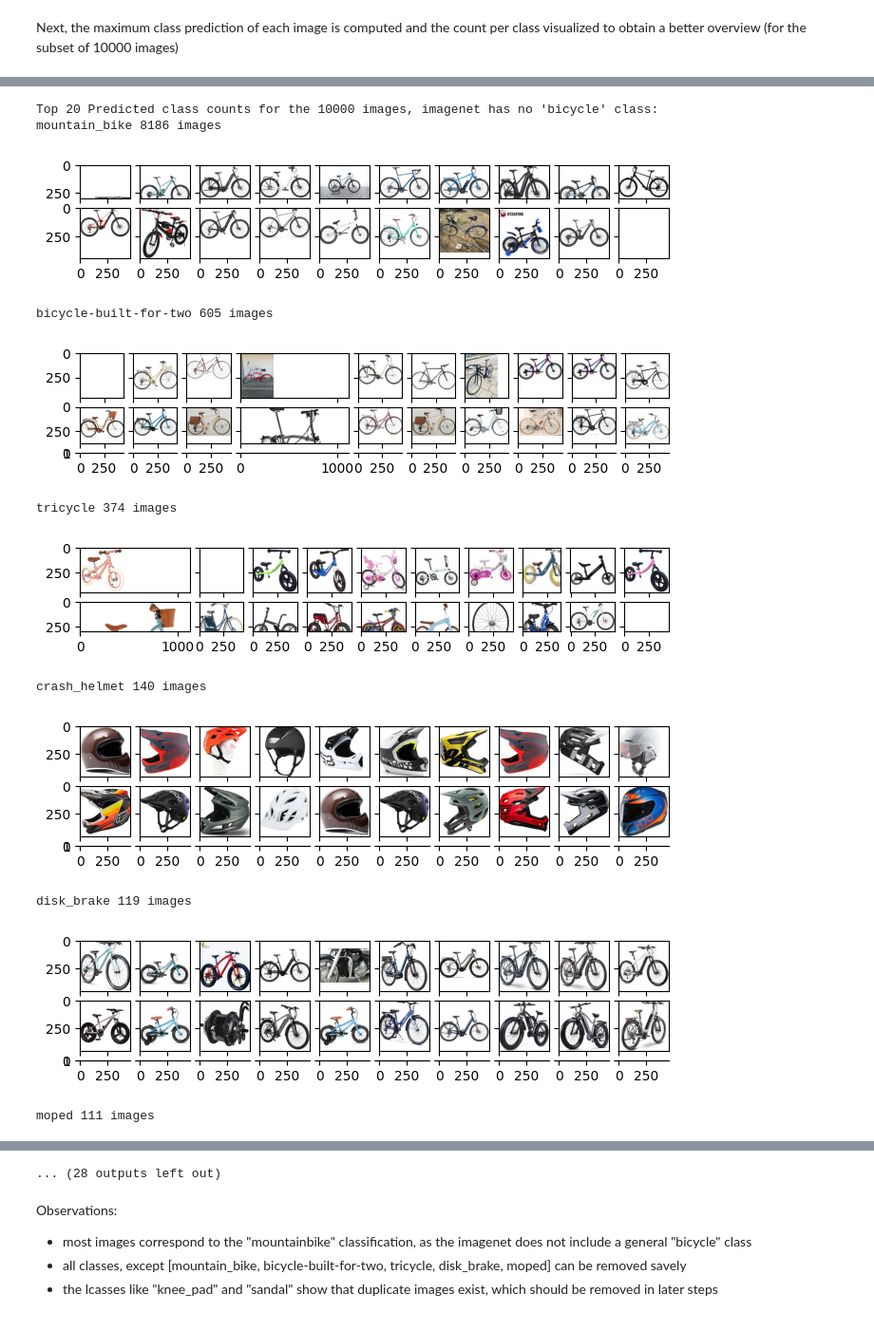
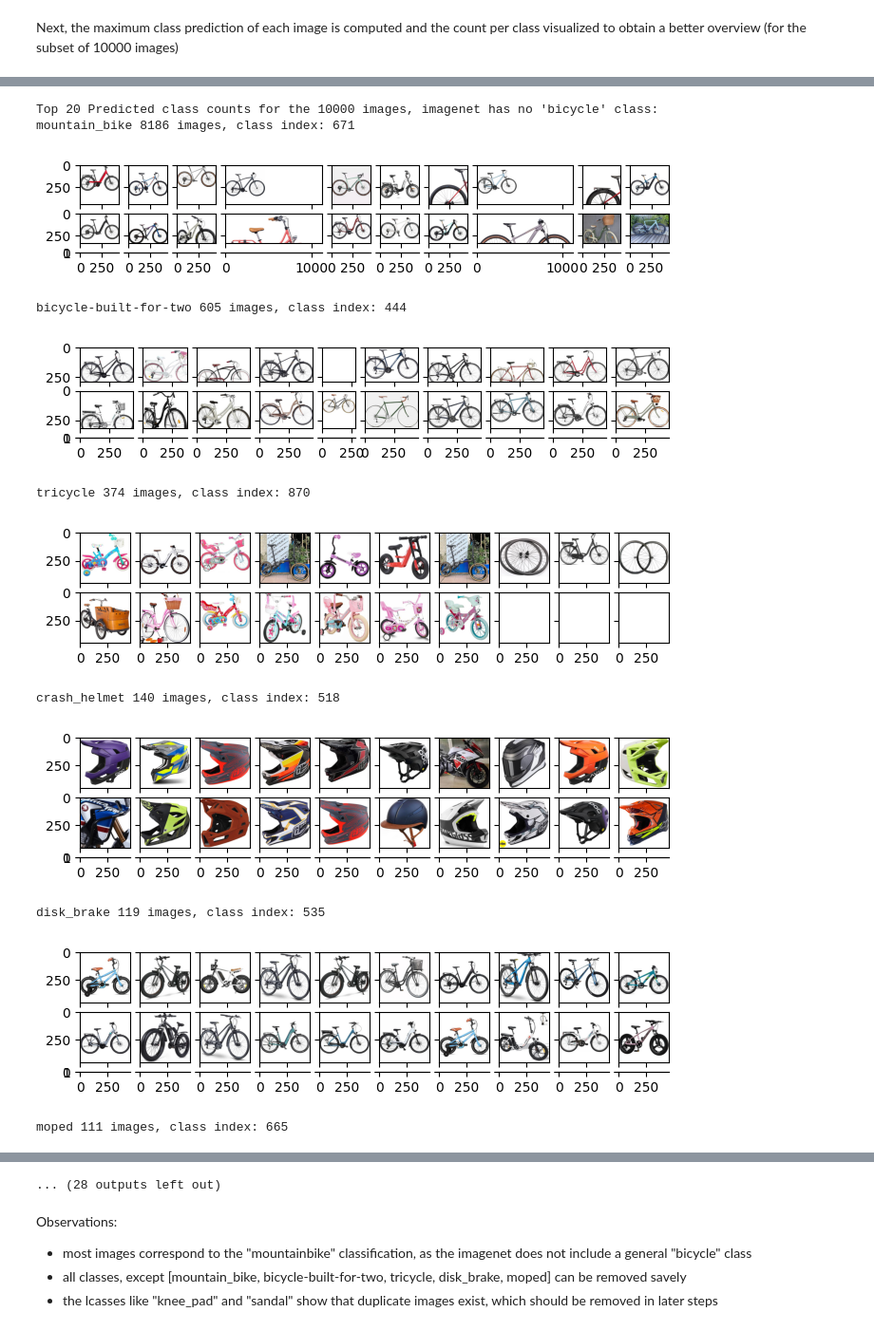
Before and after one commit to AmosDinh/BikePricePredict, a Jupyter notebook: FirstDraft.ipynb, the cells around one changed output, grey strips where cells are left out. Shown at 95% size. Drawn from its saved outputs; the diff is of its cells as text; code cells hidden in the pictures.

```diff
--- a/FirstDraft.ipynb
+++ b/FirstDraft.ipynb
@@ -456,0 +415,3 @@ for i, label in enumerate(labels):
+# %%
+# get some approximate visualization using TSNE, this time with the pretrained classification-head
+clf_head_tsne_predictions, clf_head_tsne_paths = plot_tsne(embeddings, classification_head=model_clf_head)
@@ -479,39 +425,39 @@ array([ 51,  72,  75, 111, 128, 409, 413, 414, 416, 418, 422, 423, 426,
 # %%
 from keras.applications.imagenet_utils import decode_predictions
 class_labels = decode_predictions((np.ones(1000)*999-np.arange(1000)).reshape((1,1000)),top=1000)
 class_labels = np.array(class_labels)[:,:,1].reshape(-1) # ['tench', 'goldfish', 'great_white_shark', 'tiger_shark', ...]
-max_prediction_index = np.argmax(embeddings_predictions, axis=1)
+max_prediction_index = np.argmax(clf_head_tsne_predictions, axis=1)
 
 class_index,counts = np.unique(max_prediction_index, return_counts=True)
 
 sorted_idx = np.argsort(counts)[::-1]
 sorted_counts = counts[sorted_idx]
 sorted_classes = class_index[sorted_idx]
 sorted_class_labels = [class_labels[i] for i in sorted_classes]
 print("Top 20 Predicted class counts for the 10000 images, imagenet has no 'bicycle' class:")
 
 
 
 # visualize top 5
 for i in range(20):
-  print(f"{sorted_class_labels[i]} {sorted_counts[i]} images")
+  print(f"{sorted_class_labels[i]} {sorted_counts[i]} images, class index: {sorted_classes[i]}")
 
   cls = sorted_classes[i]
   index = np.argwhere(max_prediction_index==cls).reshape(-1)
   index = np.random.choice(index,min(20, len(index)))
   index = index[index<10000] # only get original images indices, not labeled or center indices
 
-  plot_image_urls(embeddings_subset_keys[index])
+  plot_image_urls(clf_head_tsne_paths[index])
 # %% [output]
 Top 20 Predicted class counts for the 10000 images, imagenet has no 'bicycle' class:
-mountain_bike 8186 images
+mountain_bike 8186 images, class index: 671
-[figure, old version]
+[figure, new version]
-bicycle-built-for-two 605 images
+bicycle-built-for-two 605 images, class index: 444
-[figure, old version]
+[figure, new version]
-tricycle 374 images
+tricycle 374 images, class index: 870
-[figure, old version]
+[figure, new version]
-crash_helmet 140 images
+crash_helmet 140 images, class index: 518
-[figure, old version]
+[figure, new version]
-disk_brake 119 images
+disk_brake 119 images, class index: 535
-[figure, old version]
+[figure, new version]
-moped 111 images
+moped 111 images, class index: 665
```
Also changed, not shown: parts of 18 cells of this notebook.
